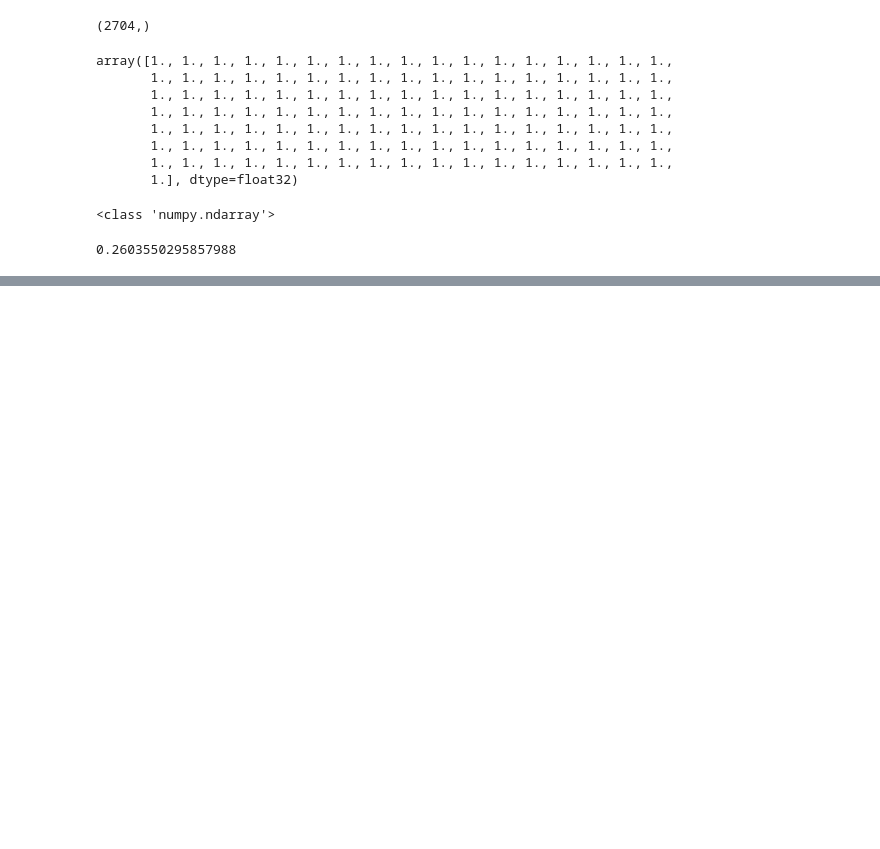
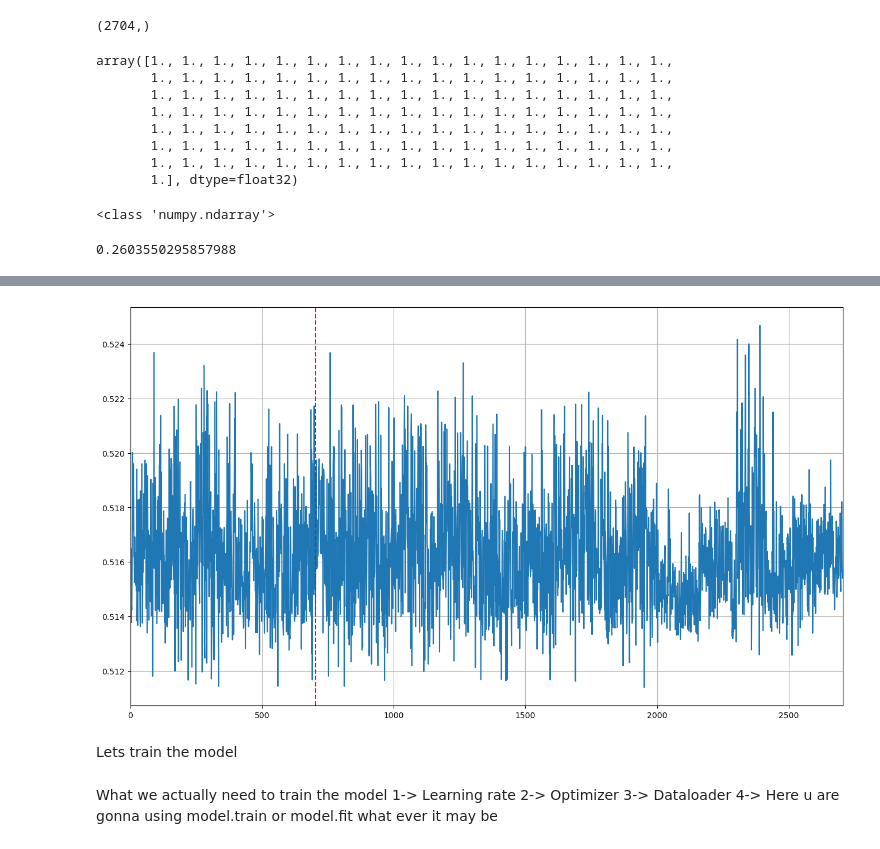
Before and after one commit to zahidali-jannat/MACHINE_LEARNING_PROJECTS, a Jupyter notebook: BrainTumorDetection.ipynb, the cells around one changed output, grey strips where cells are left out. Cells and saved outputs as stored; diff of their text form; code cells hidden in the pictures; blank space fills up the shorter version.

Commit message:
I have designed model to train

```diff
--- a/BrainTumorDetection.ipynb
+++ b/BrainTumorDetection.ipynb
@@ -371,0 +390,17 @@ accuracy_score(y_true ,v)
+# %%
+plt.figure(figsize=(16 , 9))
+plt.plot(output)
+plt.xlim(0 , 2704)
+plt.axvline(x=len(tumor) , color='r' , linestyle='--')
+plt.grid()
+plt.show()
+# %% [output]
+[figure, added]
+# %% [markdown]
+Lets train the model
+# %% [markdown]
+What we actually need to train the model
+1-> Learning rate
+2-> Optimizer
+3-> Dataloader
+4-> Here u are gonna using model.train or model.fit what ever it may be
```
Also changed, not shown: parts of 4 cells of this notebook.
